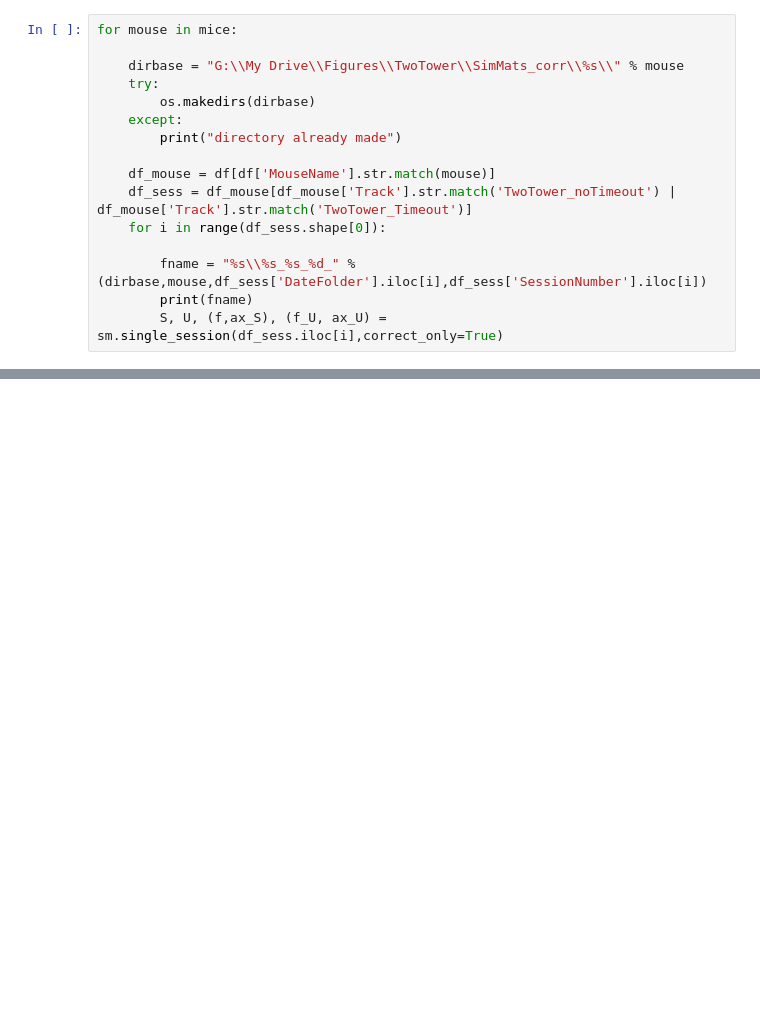
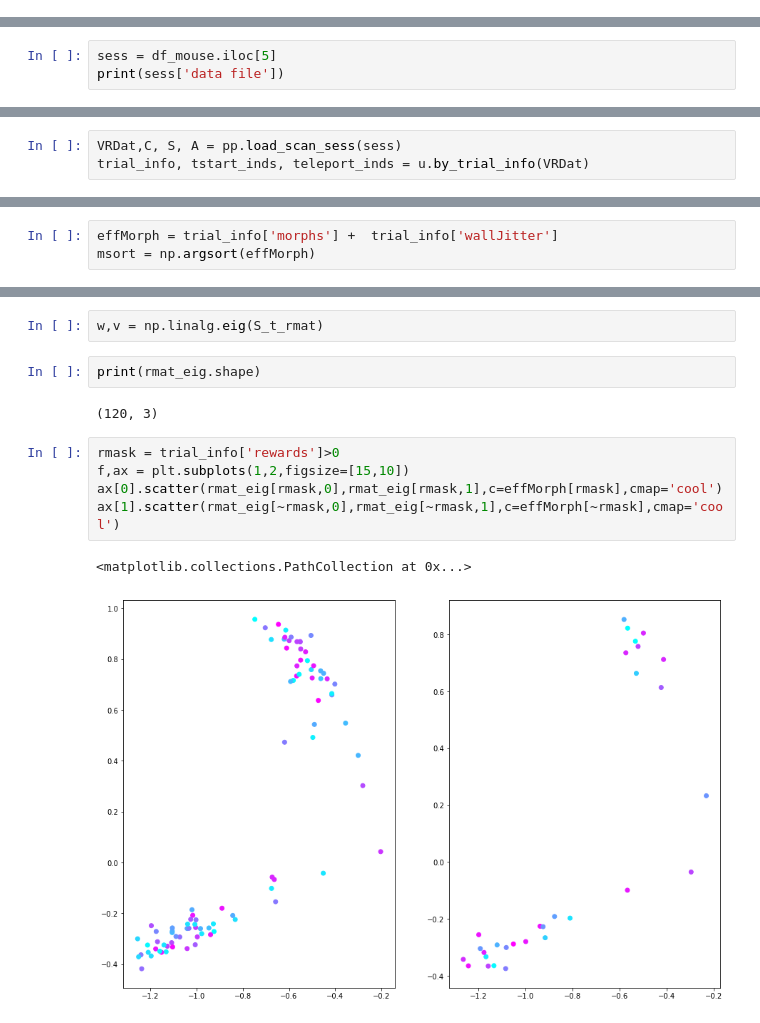
Before and after one commit to GiocomoLab/MightyMorphingPhotonRangers, a Jupyter notebook: SimMats/Untitled.ipynb, the cells around one changed output, grey strips where cells are left out. Drawn from its saved outputs; the diff is of its cells as text; blank space fills up the shorter version.

```diff
--- a/SimMats/Untitled.ipynb
+++ b/SimMats/Untitled.ipynb
@@ -18,16 +45,0 @@ df = df.sort_values(['MouseName','DateTime','SessionNumber'])
-# %%
-for mouse in mice:
-
-    dirbase = "G:\\My Drive\\Figures\\TwoTower\\SimMats_corr\\%s\\" % mouse
-    try:
-        os.makedirs(dirbase)
-    except:
-        print("directory already made")
-
-    df_mouse = df[df['MouseName'].str.match(mouse)]
-    df_sess = df_mouse[df_mouse['Track'].str.match('TwoTower_noTimeout') | df_mouse['Track'].str.match('TwoTower_Timeout')]
-    for i in range(df_sess.shape[0]):
-
-        fname = "%s\\%s_%s_%d_" % (dirbase,mouse,df_sess['DateFolder'].iloc[i],df_sess['SessionNumber'].iloc[i])
-        print(fname)
-        S, U, (f,ax_S), (f_U, ax_U) = sm.single_session(df_sess.iloc[i],correct_only=True)
@@ -44,0 +46,3 @@ KeyboardInterrupt:
+# %%
+sess = df_mouse.iloc[5]
+print(sess['data file'])
@@ -44,0 +51,3 @@ KeyboardInterrupt:
+# %%
+VRDat,C, S, A = pp.load_scan_sess(sess)
+trial_info, tstart_inds, teleport_inds = u.by_trial_info(VRDat)
@@ -44,0 +69,3 @@ KeyboardInterrupt:
+# %%
+effMorph = trial_info['morphs'] +  trial_info['wallJitter']
+msort = np.argsort(effMorph)
@@ -44,0 +115,14 @@ KeyboardInterrupt:
+# %%
+w,v = np.linalg.eig(S_t_rmat)
+# %%
+print(rmat_eig.shape)
+# %% [output]
+(120, 3)
+# %%
+rmask = trial_info['rewards']>0
+f,ax = plt.subplots(1,2,figsize=[15,10])
+ax[0].scatter(rmat_eig[rmask,0],rmat_eig[rmask,1],c=effMorph[rmask],cmap='cool')
+ax[1].scatter(rmat_eig[~rmask,0],rmat_eig[~rmask,1],c=effMorph[~rmask],cmap='cool')
+# %% [output]
+<matplotlib.collections.PathCollection at 0x...>
+[figure, added]
```
Also changed, not shown: parts of 17 cells of this notebook, 10 other files.
